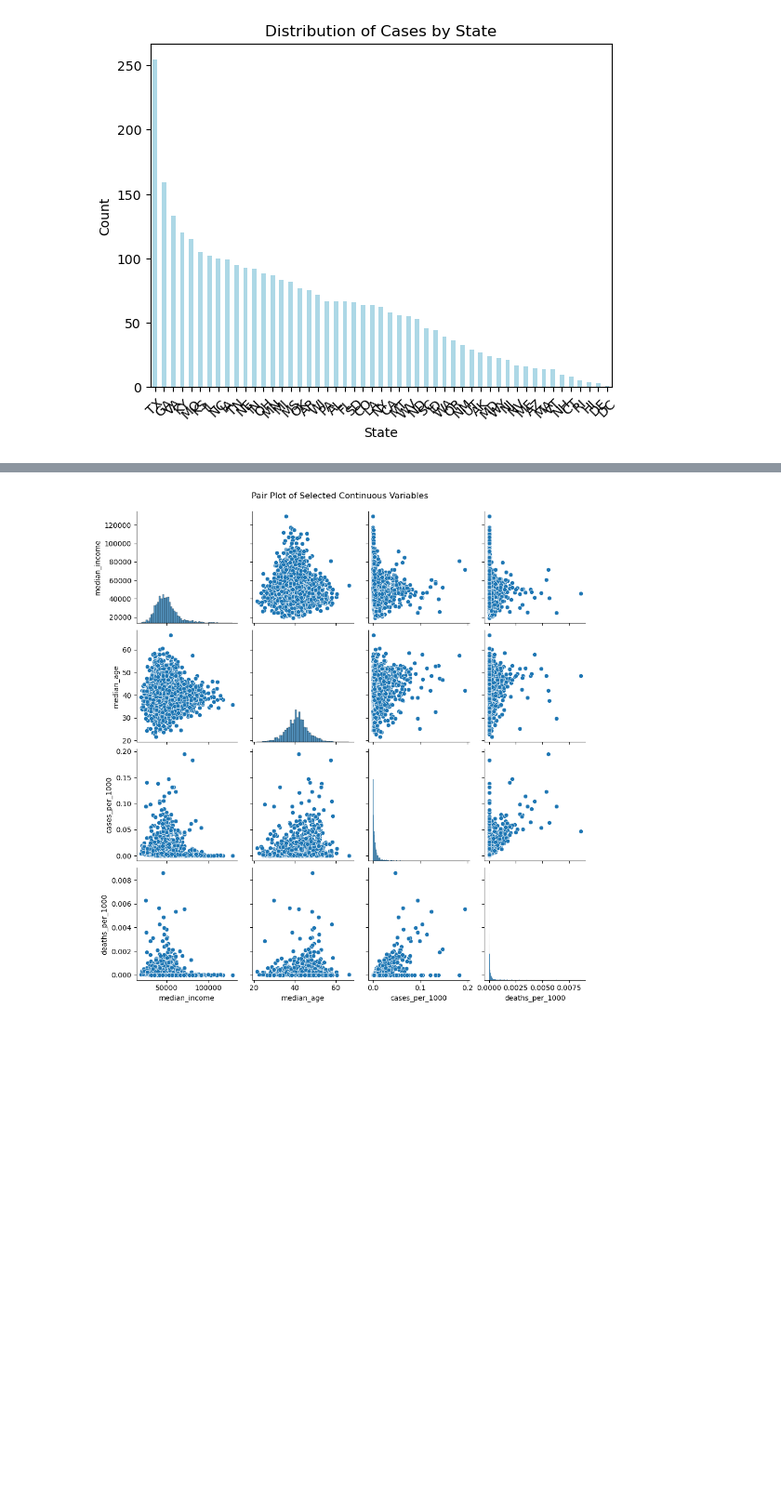
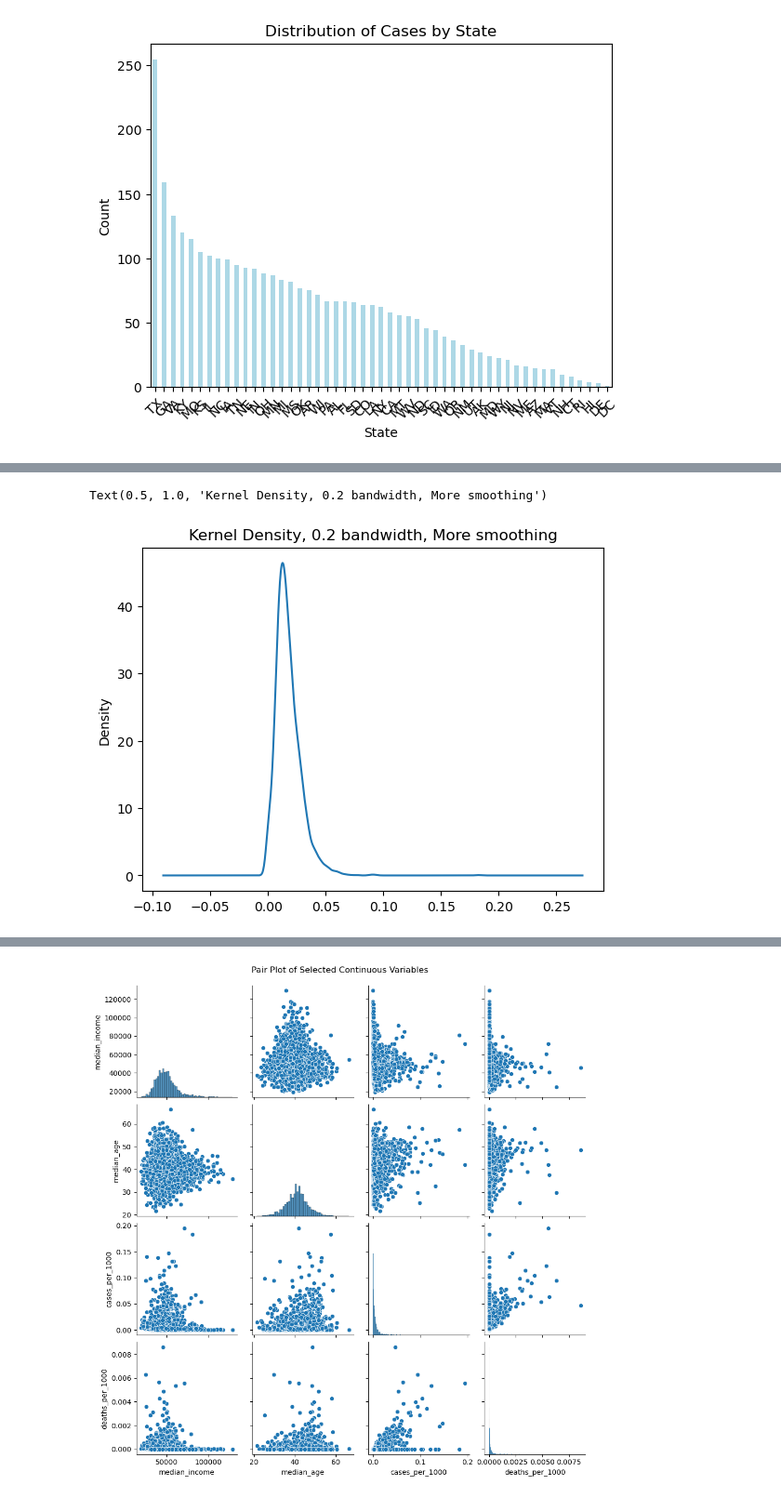
Before and after one commit to memote024/CS7324fall23, a Jupyter notebook: newest_notebook.ipynb, the cells around one changed output, grey strips where cells are left out. Shown at 93% size. Saved outputs shown, nothing was run; the diff lists cells and outputs as text; code cells hidden in the pictures; blank space fills up the shorter version.

```diff
--- a/newest_notebook.ipynb
+++ b/newest_notebook.ipynb
@@ -290,0 +277,6 @@ plt.show()
+# %%
+cases.death_per_case.plot.kde(bw_method=.2)
+plt.title('Kernel Density, 0.2 bandwidth, More smoothing')
+# %% [output]
+Text(0.5, 1.0, 'Kernel Density, 0.2 bandwidth, More smoothing')
+[figure, added]
```
Also changed, not shown: parts of 26 cells of this notebook.
